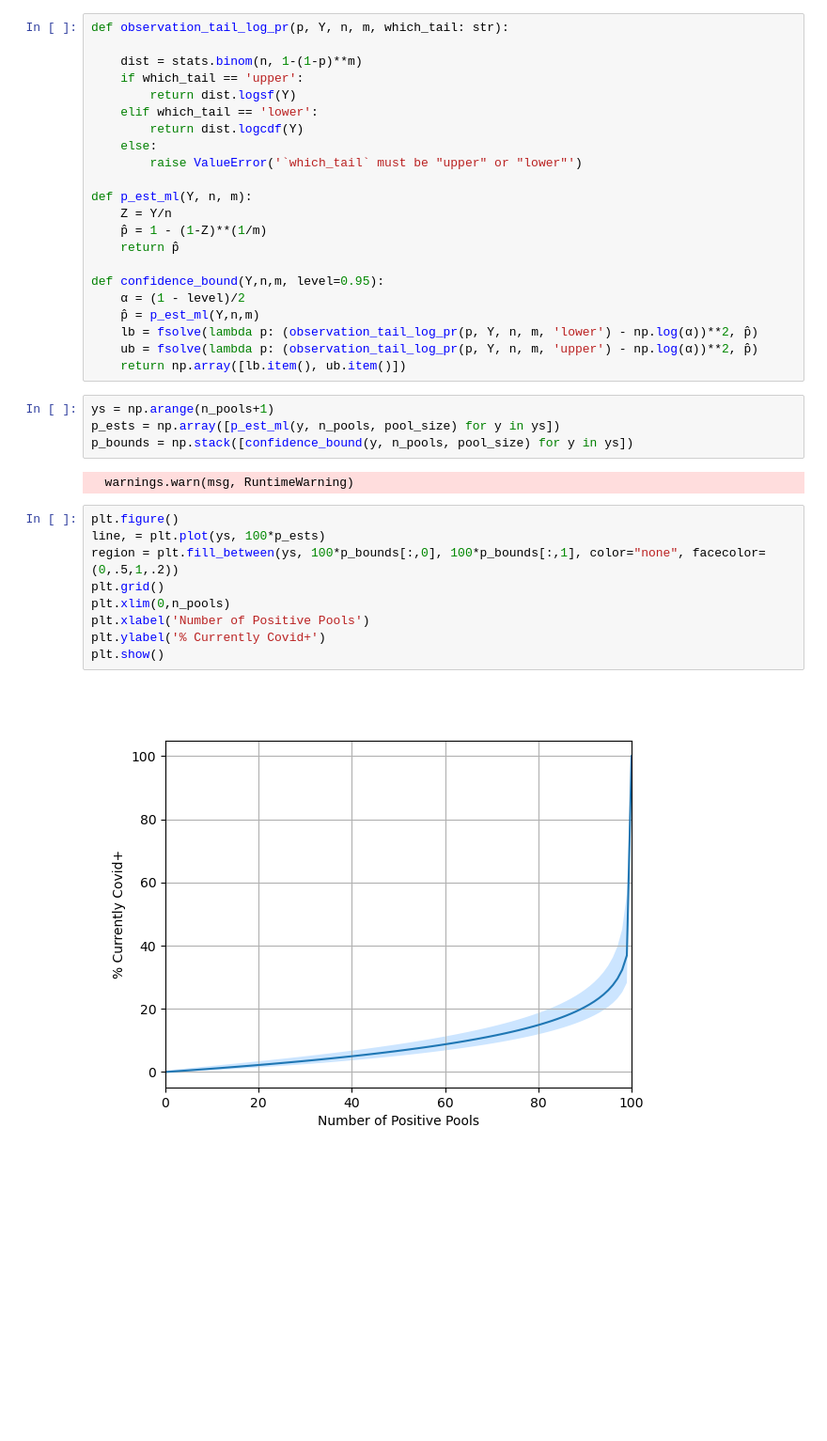
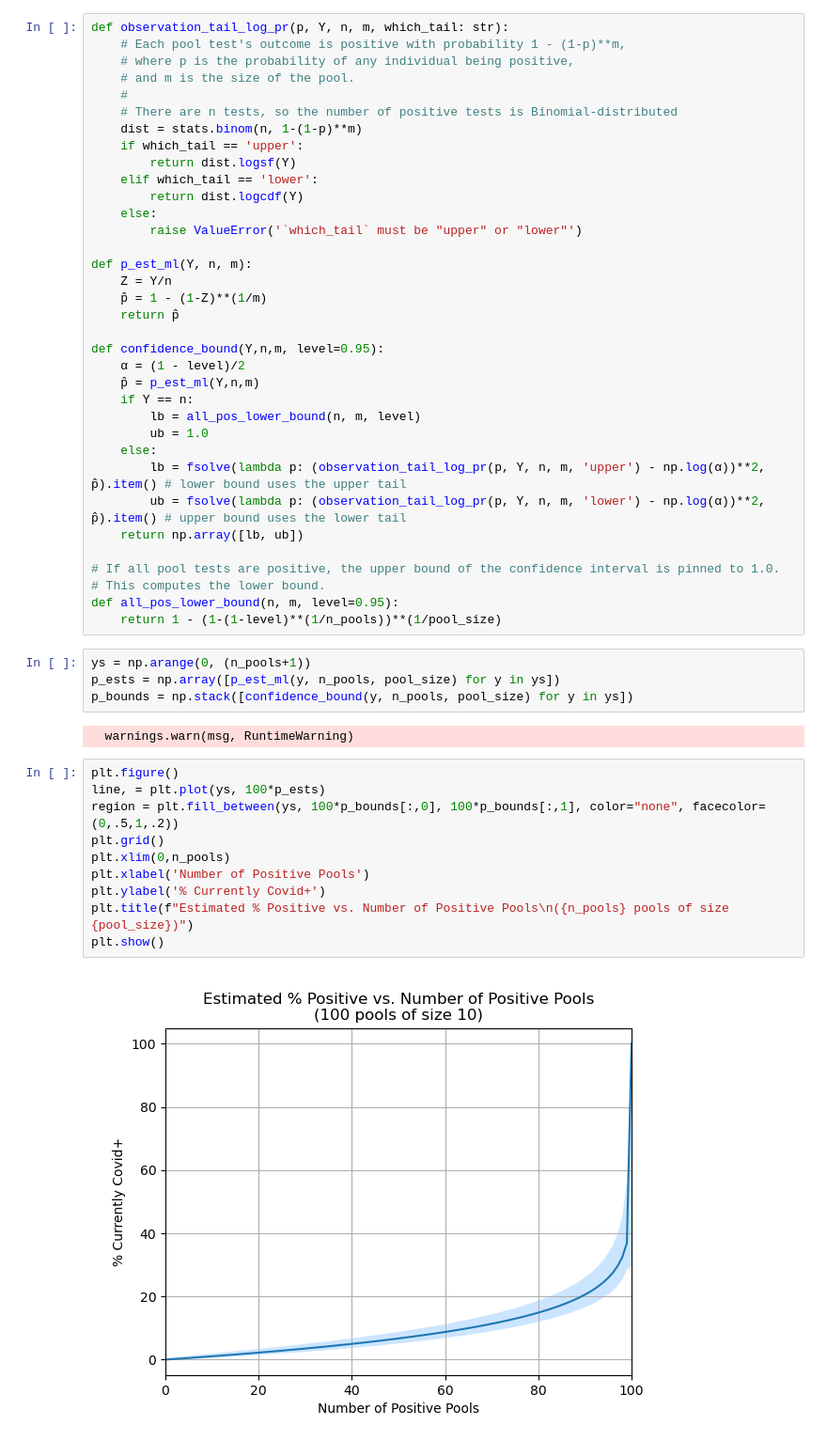
Before and after one commit to aagaskar/pool-testing-math, a Jupyter notebook: pool_testing.ipynb, the cells around one changed output. Shown at 94% size. Drawn from its saved outputs; the diff is of its cells as text; blank space fills up the shorter version.

```diff
--- a/pool_testing.ipynb
+++ b/pool_testing.ipynb
@@ -11,7 +11,11 @@ pool_size = 10  # Number of people in each pool
 n_pools = 100 # Number of pools
 # %%
 def observation_tail_log_pr(p, Y, n, m, which_tail: str):
-
+    # Each pool test's outcome is positive with probability 1 - (1-p)**m,
+    # where p is the probability of any individual being positive,
+    # and m is the size of the pool.
+    #
+    # There are n tests, so the number of positive tests is Binomial-distributed
     dist = stats.binom(n, 1-(1-p)**m)
     if which_tail == 'upper':
         return dist.logsf(Y)
@@ -28,11 +32,20 @@ def p_est_ml(Y, n, m):
 def confidence_bound(Y,n,m, level=0.95):
     α = (1 - level)/2
     p̂ = p_est_ml(Y,n,m)
-    lb = fsolve(lambda p: (observation_tail_log_pr(p, Y, n, m, 'lower') - np.log(α))**2, p̂)
-    ub = fsolve(lambda p: (observation_tail_log_pr(p, Y, n, m, 'upper') - np.log(α))**2, p̂)
-    return np.array([lb.item(), ub.item()])
+    if Y == n:
+        lb = all_pos_lower_bound(n, m, level)
+        ub = 1.0
+    else:
+        lb = fsolve(lambda p: (observation_tail_log_pr(p, Y, n, m, 'upper') - np.log(α))**2, p̂).item() # lower bound uses the upper tail
+        ub = fsolve(lambda p: (observation_tail_log_pr(p, Y, n, m, 'lower') - np.log(α))**2, p̂).item() # upper bound uses the lower tail
+    return np.array([lb, ub])
+
+# If all pool tests are positive, the upper bound of the confidence interval is pinned to 1.0.
+# This computes the lower bound.
+def all_pos_lower_bound(n, m, level=0.95):
+    return 1 - (1-(1-level)**(1/n_pools))**(1/pool_size)
 # %%
-ys = np.arange(n_pools+1)
+ys = np.arange(0, (n_pools+1))
 p_ests = np.array([p_est_ml(y, n_pools, pool_size) for y in ys])
 p_bounds = np.stack([confidence_bound(y, n_pools, pool_size) for y in ys])
 # %% [output]
@@ -40,11 +53,12 @@ p_bounds = np.stack([confidence_bound(y, n_pools, pool_size) for y in ys])
 # %%
 plt.figure()
 line, = plt.plot(ys, 100*p_ests)
 region = plt.fill_between(ys, 100*p_bounds[:,0], 100*p_bounds[:,1], color="none", facecolor=(0,.5,1,.2))
 plt.grid()
 plt.xlim(0,n_pools)
 plt.xlabel('Number of Positive Pools')
 plt.ylabel('% Currently Covid+')
+plt.title(f"Estimated % Positive vs. Number of Positive Pools\n({n_pools} pools of size {pool_size})")
 plt.show()
 # %% [output]
-[figure, old version]
+[figure, new version]
```
Also changed, not shown: 1 other file.
